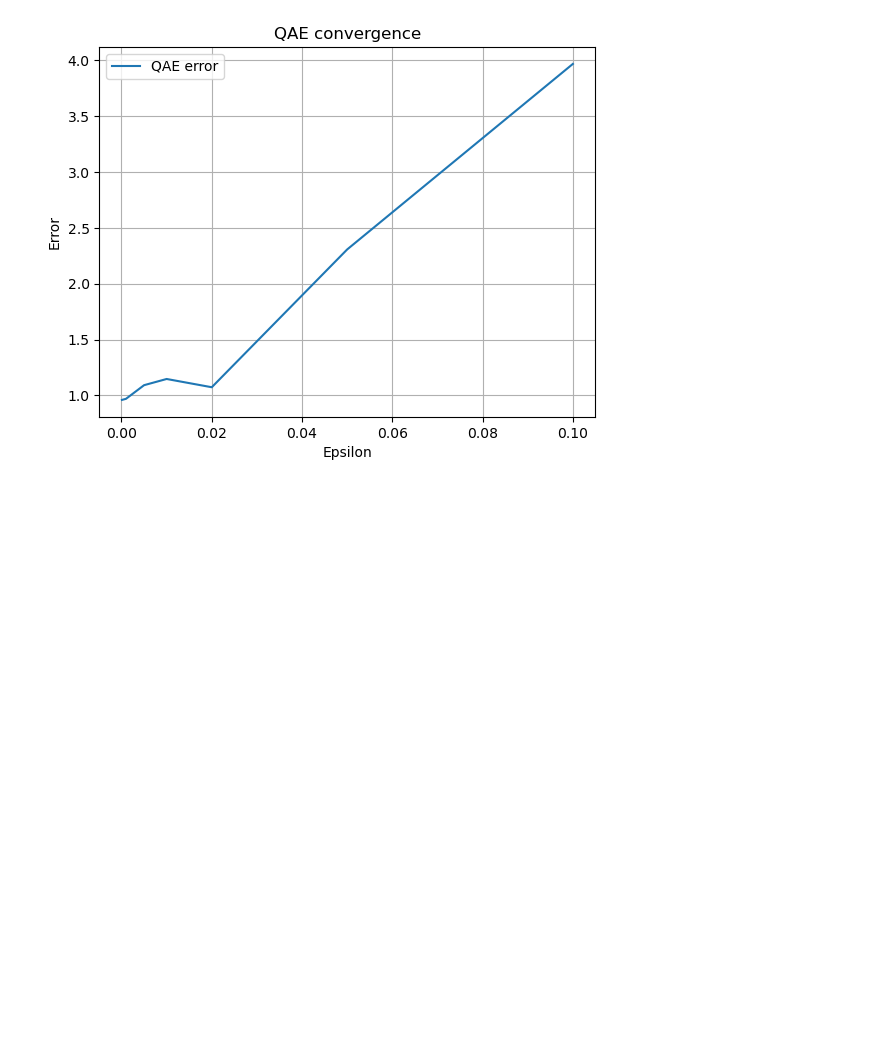
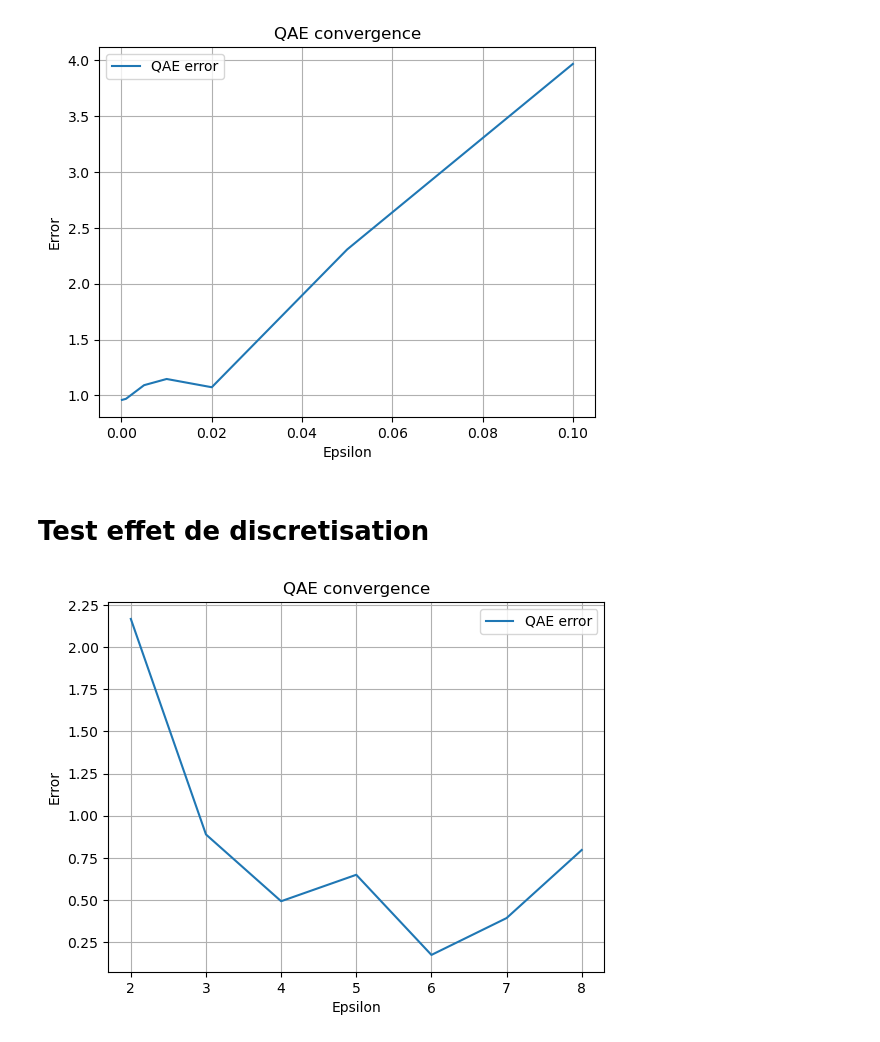
Before and after one commit to GuillaumeMelisAxis/Quantum_pricing, a Jupyter notebook: sanity_checks.ipynb, the cells around one changed output. Saved outputs shown, nothing was run; the diff lists cells and outputs as text; code cells hidden in the pictures; blank space fills up the shorter version.

```diff
--- a/sanity_checks.ipynb
+++ b/sanity_checks.ipynb
@@ -141,3 +141,27 @@ plt.grid(True)
 plt.show()
 # %% [output]
 [figure]
+# %% [markdown]
+# Test effet de discretisation
+# %%
+qbits = [2, 3, 4, 5, 6, 7, 8]
+error = []
+
+for n in qbits:
+    q_call = price_Eurocall(S0, K, r, sigma, T, n, c)
+    call_bs = bs_call(S0, K, sigma, r, T)
+
+    error.append(abs(q_call - call_bs))
+# %%
+plt.figure()
+plt.plot(qbits, error, label="QAE error")
+
+plt.xlabel("Epsilon")
+plt.ylabel("Error")
+plt.title("QAE convergence")
+plt.legend()
+plt.grid(True)
+
+plt.show()
+# %% [output]
+[figure, added]
```
